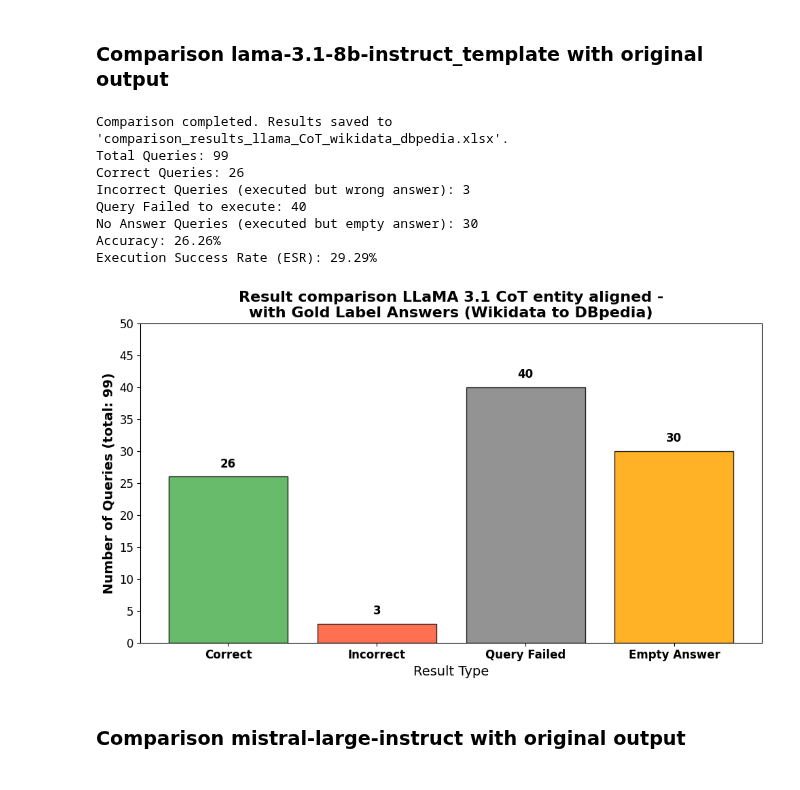
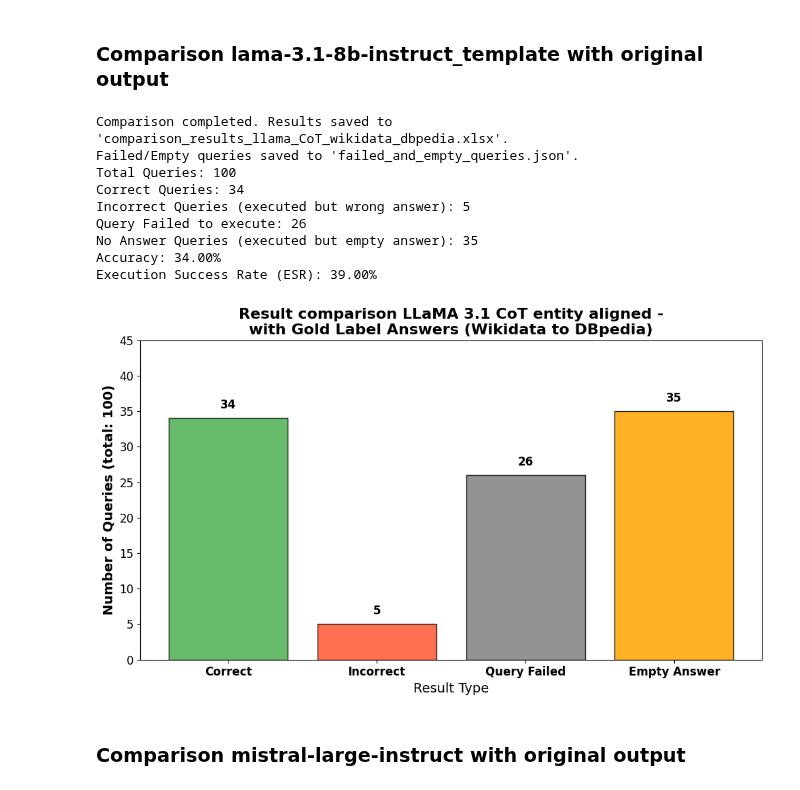
Before and after one commit to semantic-systems/Automatic-SPARQL-translation, a Jupyter notebook: QALD9-Plus-testing/CoT-entity-aligned/CoT-wikidata-dbpedia/CoT-wikidata-dbpedia.ipynb, the cells around one changed output. Cells and saved outputs as stored; diff of their text form; code cells hidden in the pictures.

Commit message:
finialisation of results

```diff
--- a/QALD9-Plus-testing/CoT-entity-aligned/CoT-wikidata-dbpedia/CoT-wikidata-dbpedia.ipynb
+++ b/QALD9-Plus-testing/CoT-entity-aligned/CoT-wikidata-dbpedia/CoT-wikidata-dbpedia.ipynb
@@ -388,7 +398,7 @@ Results for **mistral-large-instruct**.
 input_file_path = "translated_llm_output_mistral_CoT_extracted_wikidata_dbpedia.json"
 output_file_path = "results_mistral_CoT_wikidata_dbpedia.json"
 
-# Wikidata local endpoint
+# DBpedia local endpoint
 DBpedia_ENDPOINT = "http://localhost:7012"
 
 # Define prefixes for the queries
@@ -402,13 +412,27 @@ PREFIX dbr: <http://dbpedia.org/resource/>
 PREFIX skos: <http://www.w3.org/2004/02/skos/core#>
 PREFIX dbc: <http://dbpedia.org/resource/Category:>
 PREFIX dct: <http://purl.org/dc/terms/>
+PREFIX rdf: <http://www.w3.org/1999/02/22-rdf-syntax-ns#>
 """
+
 
 # Function to check and prepend prefixes if not present
 def ensure_prefixes(query):
-    if not query.strip().startswith("PREFIX"):
-        return PREFIXES + query
+    required_prefixes = [
+        "PREFIX rdf: <http://www.w3.org/1999/02/22-rdf-syntax-ns#>",
+        "PREFIX dbo: <http://dbpedia.org/ontology/>",
+        "PREFIX dbr: <http://dbpedia.org/resource/>",
+    ]
+
+    missing_prefixes = [p for p in required_prefixes if p not in query]
+
+    # Ensure the missing prefixes are added to the top
+    if missing_prefixes:
+        query = "\n".join(missing_prefixes) + "\n" + query
+
     return query
+
+
 
 # Function to query the SPARQL endpoint
 def query_sparql(endpoint, query):
@@ -718,6 +688,10 @@ In the following the final output of querying DBpedia is compared to the origina
 # %% [markdown]
 ### Comparison lama-3.1-8b-instruct_template with original output
 # %%
+import json
+import pandas as pd
+import matplotlib.pyplot as plt
+
 # Define file paths
 solution_file_path = "../../../data/100_complete_entries_solution.json"
 lama_output_file_path = "results_llama_CoT_wikidata_dbpedia.json"
@@ -729,35 +703,39 @@ with open(solution_file_path, 'r') as f:
 with open(lama_output_file_path, 'r') as f:
     lama_output_data = json.load(f)
 
-# Initialize comparison results
+# Initialize comparison results and list to hold failed/empty queries
 comparison_results = []
+failed_or_empty_entries = []
 
 # Create a mapping of questions to their expected results in the solution dataset
 solution_mapping = {entry['question']: entry['dbpedia_results'] for entry in solution_data}
 
-# Compare answers
+# Initialize counters
 total_questions = len(lama_output_data)
 correct_count = 0
 incorrect_count = 0
 query_failed_count = 0
 no_answer_count = 0
-successful_executions = 0  # To calculate Execution Success Rate (ESR)
+successful_executions = 0
 
+# Compare answers and also collect failed queries
 for lama_entry in lama_output_data:
     question = lama_entry.get("natural_language_question")
     lama_answers = lama_entry.get("answers", [])
 
-    # Count query failures and no answers
+    # Check for failed queries or empty answers and save them
     if "Query failed" in lama_answers:
         query_failed_count += 1
+        failed_or_empty_entries.append(lama_entry)
         continue
     if "No answer" in lama_answers:
         no_answer_count += 1
+        failed_or_empty_entries.append(lama_entry)
         continue
 
     expected_answers = solution_mapping.get(question)
     if expected_answers:
-        # Check if all expected answers are in the LLM output and vice versa (ignoring order)
+        # Check if the expected answers match the LLM output answers (ignoring order)
         is_correct = set(expected_answers) == set(lama_answers)
         comparison_results.append({
             "question": question,
@@ -774,15 +752,13 @@ for lama_entry in lama_output_data:
     if lama_answers and "Query failed" not in lama_answers:
         successful_executions += 1
 
-# Save the results to an Excel file for review
+# Save the comparison results to an Excel file for review
 output_excel_file = "comparison_results_llama_CoT_wikidata_dbpedia.xlsx"
 results_df = pd.DataFrame(comparison_results)
 results_df.to_excel(output_excel_file, index=False)
 
-# Calculate accuracy
+# Calculate accuracy and execution success rate (ESR)
 accuracy = (correct_count / total_questions) * 100 if total_questions > 0 else 0
-
-# Calculate execution success rate (ESR)
 execution_success_rate = (successful_executions / total_questions) * 100 if total_questions > 0 else 0
 
 print(f"Comparison completed. Results saved to '{output_excel_file}'.")
@@ -794,46 +770,44 @@ print(f"No Answer Queries (executed but empty answer): {no_answer_count}")
 print(f"Accuracy: {accuracy:.2f}%")
 print(f"Execution Success Rate (ESR): {execution_success_rate:.2f}%")
 
 # Visualize the results
 categories = ['Correct', 'Incorrect', 'Query Failed', 'Empty Answer']
 counts = [correct_count, incorrect_count, query_failed_count, no_answer_count]
 colors = ['#4CAF50', '#FF5733', '#808080', '#FFA500']
 
 fig, ax = plt.subplots(figsize=(10, 6))
 bars = ax.bar(categories, counts, color=colors, alpha=0.85, edgecolor='black')
 
 # Annotate bars with their values
 for bar in bars:
     height = bar.get_height()
-    ax.text(bar.get_x() + bar.get_width() / 2, height + 1, str(height), ha='center', va='bottom', fontsize=12, fontweight='bold')
+    ax.text(bar.get_x() + bar.get_width() / 2, height + 1, str(height),
+            ha='center', va='bottom', fontsize=12, fontweight='bold')
 
-# Configure y-axis to show only integer values with total queries in parentheses
 ax.yaxis.set_major_locator(plt.MaxNLocator(integer=True))
 ax.set_ylabel(f'Number of Queries (total: {total_questions})', fontsize=14, fontweight='bold')
 
-# Add title and labels with improved aesthetics
 plt.title('Result comparison LLaMA 3.1 CoT entity aligned -\nwith Gold Label Answers (Wikidata to DBpedia)', fontsize=16, fontweight='bold')
 plt.xlabel('Result Type', fontsize=14)
 
-# Enhance visual appeal
 plt.grid(axis='y', linestyle='', alpha=0.7)
 plt.xticks(fontsize=12, fontweight='bold')
 plt.yticks(fontsize=12)
 plt.ylim(0, max(counts) + 10)
 
-# Show the plot
 plt.tight_layout()
 plt.show()
 # %% [output]
 Comparison completed. Results saved to 'comparison_results_llama_CoT_wikidata_dbpedia.xlsx'.
-Total Queries: 99
-Correct Queries: 26
-Incorrect Queries (executed but wrong answer): 3
-Query Failed to execute: 40
-No Answer Queries (executed but empty answer): 30
-Accuracy: 26.26%
-Execution Success Rate (ESR): 29.29%
+Failed/Empty queries saved to 'failed_and_empty_queries.json'.
+Total Queries: 100
+Correct Queries: 34
+Incorrect Queries (executed but wrong answer): 5
+Query Failed to execute: 26
+No Answer Queries (executed but empty answer): 35
+Accuracy: 34.00%
+Execution Success Rate (ESR): 39.00%
-[figure, old version]
+[figure, new version]
 # %% [markdown]
 ### Comparison mistral-large-instruct with original output
 # %%
```
Also changed, not shown: parts of 9 cells of this notebook, 8 other files.
